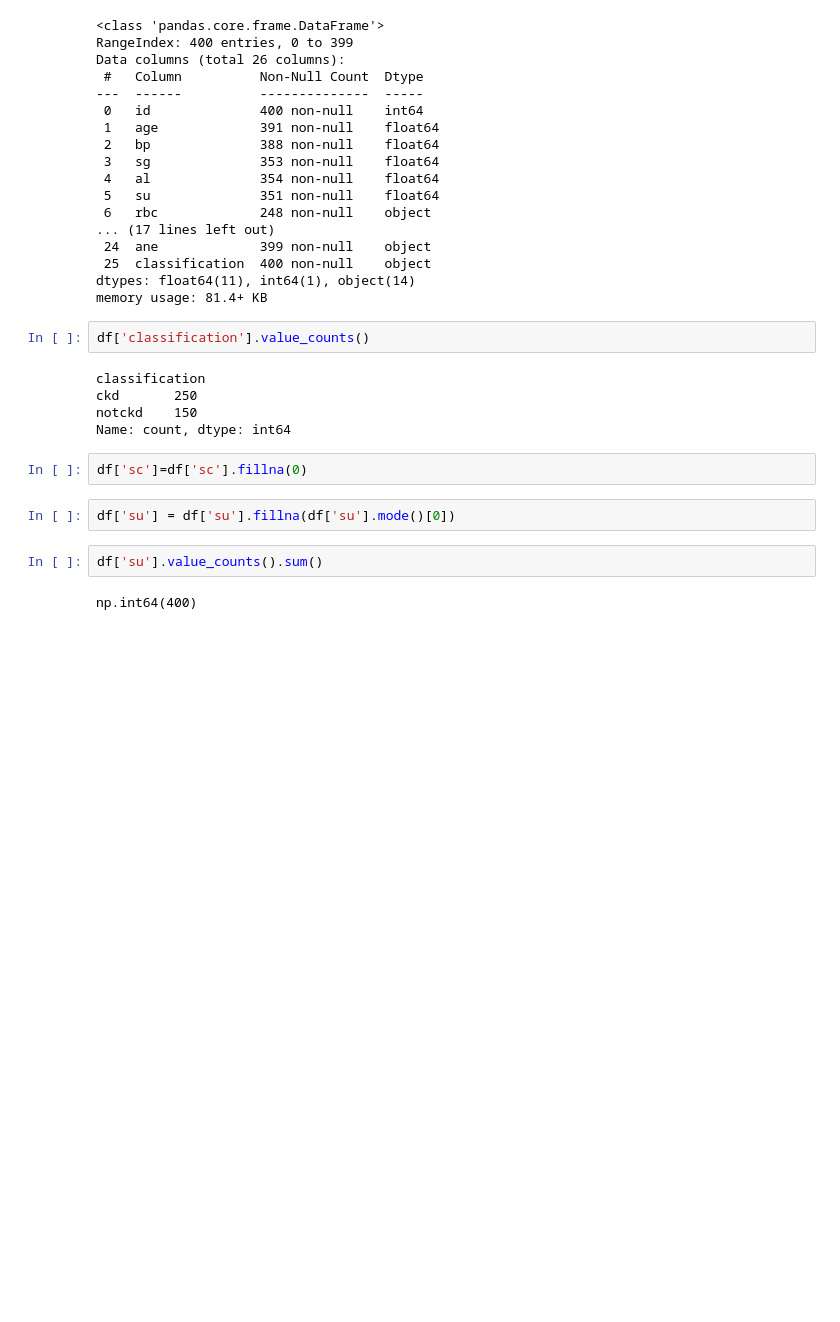
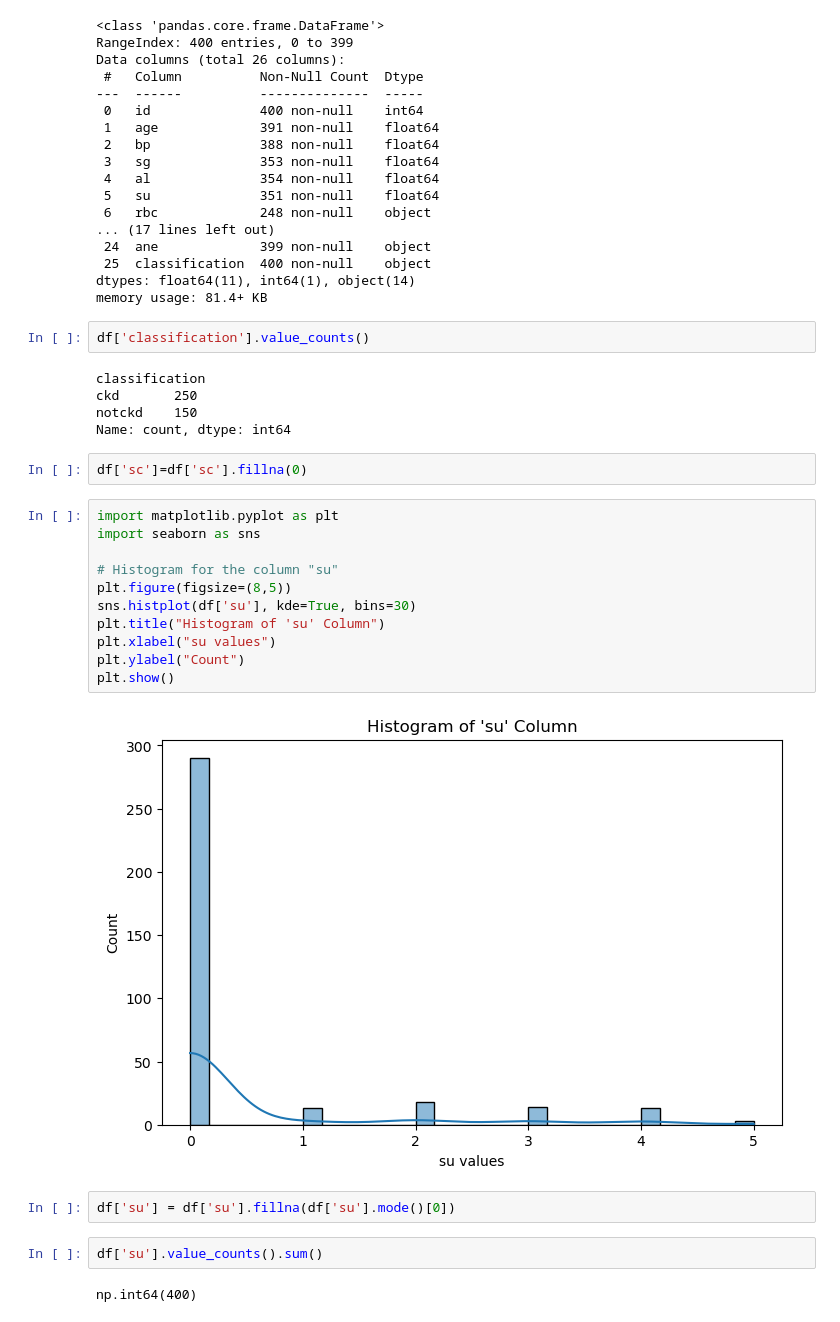
Before and after one commit to SAKTHI7010/DS-Multiple-Disease-prediction, a Jupyter notebook: proj3.ipynb, the cells around one changed output. Cells and saved outputs as stored; diff of their text form; blank space fills up the shorter version.

```diff
--- a/proj3.ipynb
+++ b/proj3.ipynb
@@ -45,6 +45,19 @@ notckd    150
 Name: count, dtype: int64
 # %%
 df['sc']=df['sc'].fillna(0)
+# %%
+import matplotlib.pyplot as plt
+import seaborn as sns
+
+# Histogram for the column "su"
+plt.figure(figsize=(8,5))
+sns.histplot(df['su'], kde=True, bins=30)
+plt.title("Histogram of 'su' Column")
+plt.xlabel("su values")
+plt.ylabel("Count")
+plt.show()
+# %% [output]
+[figure, added]
 # %%
 df['su'] = df['su'].fillna(df['su'].mode()[0])
 # %%
```
Also changed, not shown: parts of 2 cells of this notebook.
